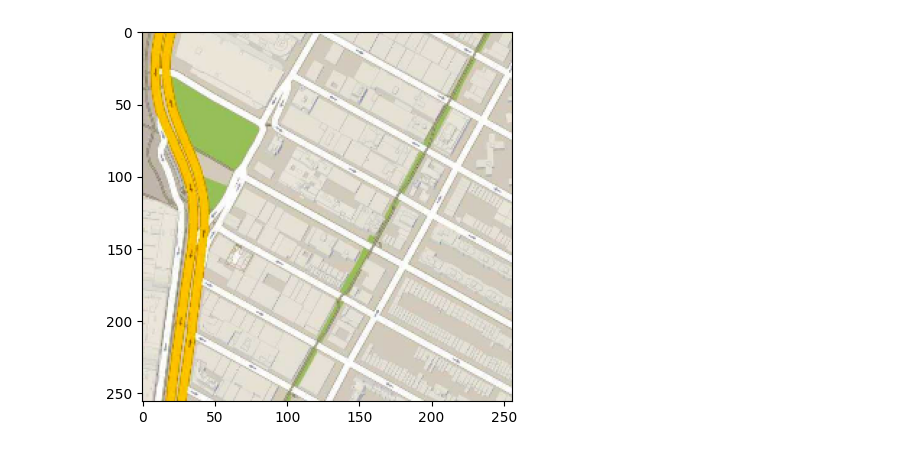
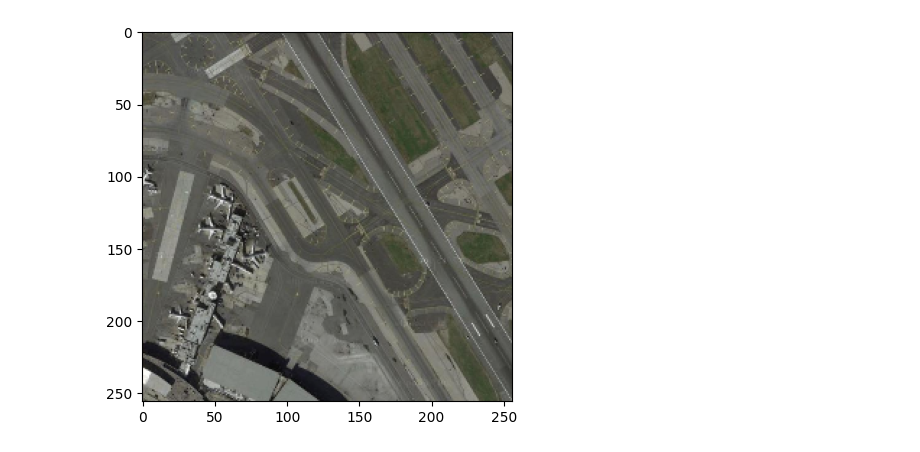
Before and after one commit to YuvrajSingh-mist/Paper-Replications, a Jupyter notebook: Pix2Pix/pix2pix.ipynb, the cells around one changed output. Saved outputs shown, nothing was run; the diff lists cells and outputs as text; code cells hidden in the pictures.

```diff
--- a/Pix2Pix/pix2pix.ipynb
+++ b/Pix2Pix/pix2pix.ipynb
@@ -34,7 +19,7 @@ device
 @dataclass
 class ModelArgs:
     device = 'cpu'
-    batch_size = 8
+    batch_size = 1
     lr = 0.0002
     img_size = 256
     no_of_channels = 3
@@ -46,6 +31,8 @@ class ModelArgs:
     beta_1 = 0.5
     beta_2 = 0.999
     lambda_gen = 100
+# %%
+ModelArgs.device = device
 # %%
 # #Transforms for images
 # transforms = torchvision.transforms.Compose([
@@ -440,21 +427,23 @@ from albumentations.pytorch import ToTensorV2
 
 
 both_transform = A.Compose(
-    [A.Resize(width=256, height=256),], additional_targets={"image0": "image"},
+    [A.Resize(width=ModelArgs.img_size, height=ModelArgs.img_size),], additional_targets={"image0": "image"},
 )
 
 transform_only_input = A.Compose(
     [
-        A.HorizontalFlip(p=0.5),
+        # A.HorizontalFlip(p=0.5),
         A.ColorJitter(p=0.2),
-        A.Normalize(mean=[0.5, 0.5, 0.5], std=[0.5, 0.5, 0.5], max_pixel_value=255.0,),
+        # A.Normalize(mean=[0.5, 0.5, 0.5], std=[0.5, 0.5, 0.5], max_pixel_value=255.0,),
+        A.ToFloat(max_value=ModelArgs.img_size),
         ToTensorV2(),
     ]
 )
 
 transform_only_mask = A.Compose(
     [
-        A.Normalize(mean=[0.5, 0.5, 0.5], std=[0.5, 0.5, 0.5], max_pixel_value=255.0,),
+        # A.Normalize(mean=[0.5, 0.5, 0.5], std=[0.5, 0.5, 0.5], max_pixel_value=255.0,),
+        A.ToFloat(max_value=ModelArgs.img_size),
         ToTensorV2(),
     ]
 )
@@ -502,13 +491,15 @@ import matplotlib.pyplot as plt
 import numpy as np
 
 for X, y in trainloader:
-    # image = X[0]
-    image = y[0]
+    imageX = X[0]
+    # imagey = y[0]
 
-    image = image.permute(1, 2, 0).numpy()
-
+    imageX = imageX.permute(1, 2, 0).numpy()
+    # imagey = imagey.permute(1, 2, 0).numpy()
     # Plot the image
-    plt.imshow(image)
+    plt.imshow(imageX)
+    # plt.imshow(imagey)
+    plt.show()
     plt.show()
     break
 # %% [output]
@@ -516,3 +506,3 @@ WARNING:matplotlib.image:Clipping input data to the valid range for imshow with
-[figure, old version]
+[figure, new version]
 # %%
 #Training loop
```
Also changed, not shown: parts of 11 cells of this notebook.
